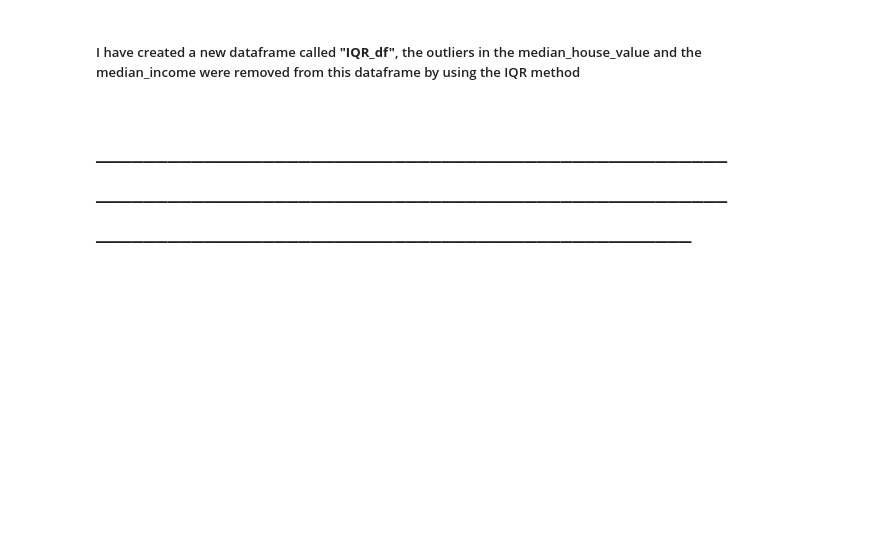
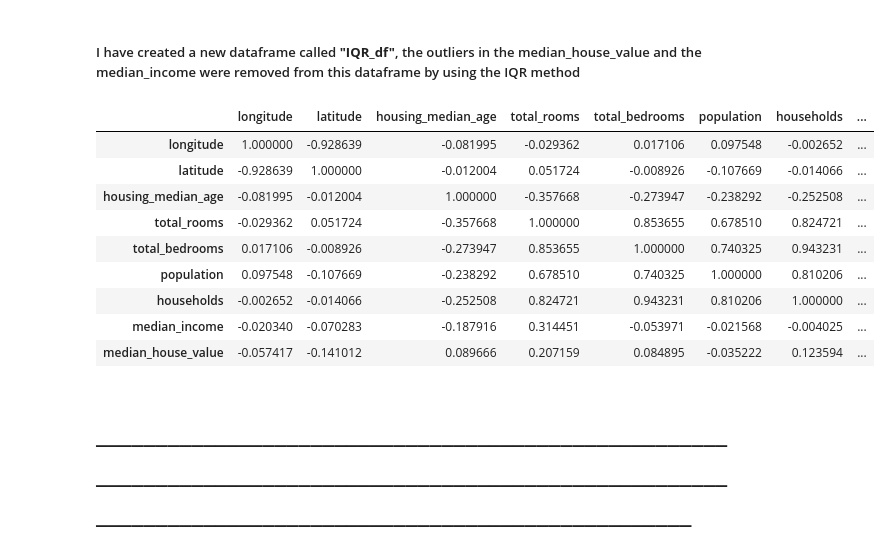
Before and after one commit to MO7AMED-119/CSCN8010-labs, a Jupyter notebook: Lab1.ipynb, the cells around one changed output. Cells and saved outputs as stored; diff of their text form; code cells hidden in the pictures; blank space fills up the shorter version.

```diff
--- a/Lab1.ipynb
+++ b/Lab1.ipynb
@@ -289,6 +289,20 @@ This is the shape of the new dataframe IQR_df (14756, 9)
 | max | -114.31000 | 41.950000 | 52.000000 | 12342.000000 | 2634.000000 | 3132.000000 | 1092.000000 | ... |
 # %% [markdown]
 ##### I have created a new dataframe called __"IQR_df"__, the outliers in the median_house_value and the median_income were removed from this dataframe by using the IQR method
+# %%
+correlation_matrix2 = IQR_df.corr()
+correlation_matrix2
+# %% [output]
+|  | longitude | latitude | housing_median_age | total_rooms | total_bedrooms | population | households | ... |
+| longitude | 1.000000 | -0.928639 | -0.081995 | -0.029362 | 0.017106 | 0.097548 | -0.002652 | ... |
+| latitude | -0.928639 | 1.000000 | -0.012004 | 0.051724 | -0.008926 | -0.107669 | -0.014066 | ... |
+| housing_median_age | -0.081995 | -0.012004 | 1.000000 | -0.357668 | -0.273947 | -0.238292 | -0.252508 | ... |
+| total_rooms | -0.029362 | 0.051724 | -0.357668 | 1.000000 | 0.853655 | 0.678510 | 0.824721 | ... |
+| total_bedrooms | 0.017106 | -0.008926 | -0.273947 | 0.853655 | 1.000000 | 0.740325 | 0.943231 | ... |
+| population | 0.097548 | -0.107669 | -0.238292 | 0.678510 | 0.740325 | 1.000000 | 0.810206 | ... |
+| households | -0.002652 | -0.014066 | -0.252508 | 0.824721 | 0.943231 | 0.810206 | 1.000000 | ... |
+| median_income | -0.020340 | -0.070283 | -0.187916 | 0.314451 | -0.053971 | -0.021568 | -0.004025 | ... |
+| median_house_value | -0.057417 | -0.141012 | 0.089666 | 0.207159 | 0.084895 | -0.035222 | 0.123594 | ... |
 # %% [markdown]
 # ____________________________________________________________________________________________________________________________________________________________
 # %% [markdown]
```
Also changed, not shown: parts of 15 cells of this notebook, 2 other files.
